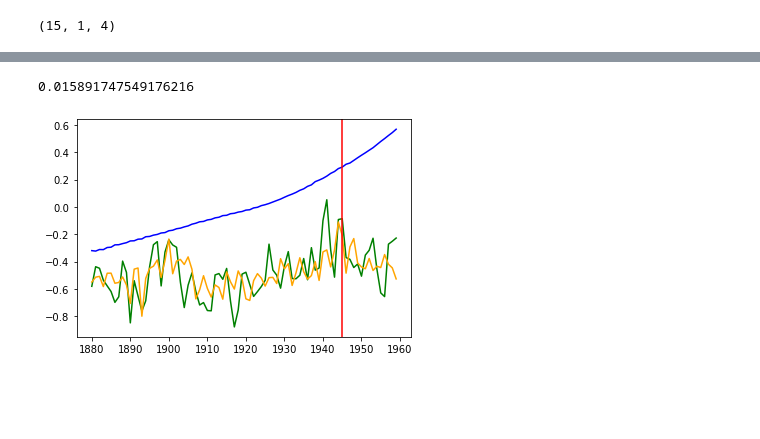
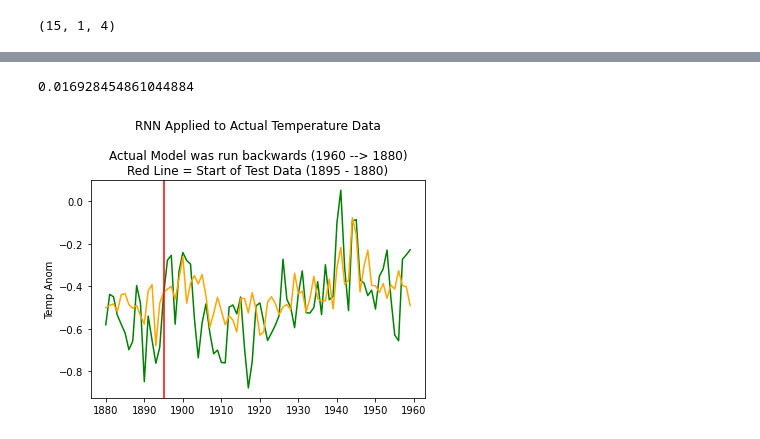
Before and after one commit to p-ai-org/p-climate, a Jupyter notebook: models/recurrent_nn/historical_prediction.ipynb, the cells around one changed output, grey strips where cells are left out. Cells and saved outputs as stored; diff of their text form; code cells hidden in the pictures; blank space fills up the shorter version.

Commit message:
fixed rnn graphs for clairty

```diff
--- a/models/recurrent_nn/historical_prediction.ipynb
+++ b/models/recurrent_nn/historical_prediction.ipynb
@@ -3,7 +3,7 @@ import pandas as pd
 import numpy as np
 import matplotlib.pyplot as plt
 # %%
-historical_temps = pd.read_csv('preds_1880-1960.csv')
+historical_temps = pd.read_csv('../fully_connected_nn/preds_1880-1960_OUTSIDE.csv')
 # this is the file we created by running our `fully_connected_1960.ipynb` on data observations in the range 1880 - 1960
 historical_temps = historical_temps.drop('Unnamed: 0', axis=1)
 historical_temps
@@ -179,18 +182,20 @@ Epoch 100/100
 trainScore = model.evaluate(noaa_trainX, noaa_trainY, verbose=0)
 print(trainScore)
 # %% [output]
-0.015891747549176216
+0.016928454861044884
 # %%
 # put them in the right order again
 predicted_noaa = np.flip(predicted_noaa)
 # %%
 # Finally, we check the result in a plot.
-# A vertical line in a plot identifies a splitting point between the training and the test part.
 index = historical_temps['year'].values
-plt.plot(index,historical_temps['pred'], color = 'blue')
+#plt.plot(index,historical_temps['pred'], color = 'blue')
 plt.plot(index,historical_temps['temp_anom'], color = 'green')
 plt.plot(index,predicted_noaa, color="orange")
-plt.axvline(historical_temps['year'][Tp], c="r")
+# A vertical line in a plot identifies a splitting point between the training and the test part.
+plt.axvline(historical_temps['year'][N - Tp], c="r")
+plt.title('RNN Applied to Actual Temperature Data\n\nActual Model was run backwards (1960 --> 1880)\nRed Line = Start of Test Data (1895 - 1880)')
+plt.ylabel('Temp Anom')
 plt.show()
 # %% [output]
-[figure, old version]
+[figure, new version]
```
Also changed, not shown: parts of 8 cells of this notebook.
